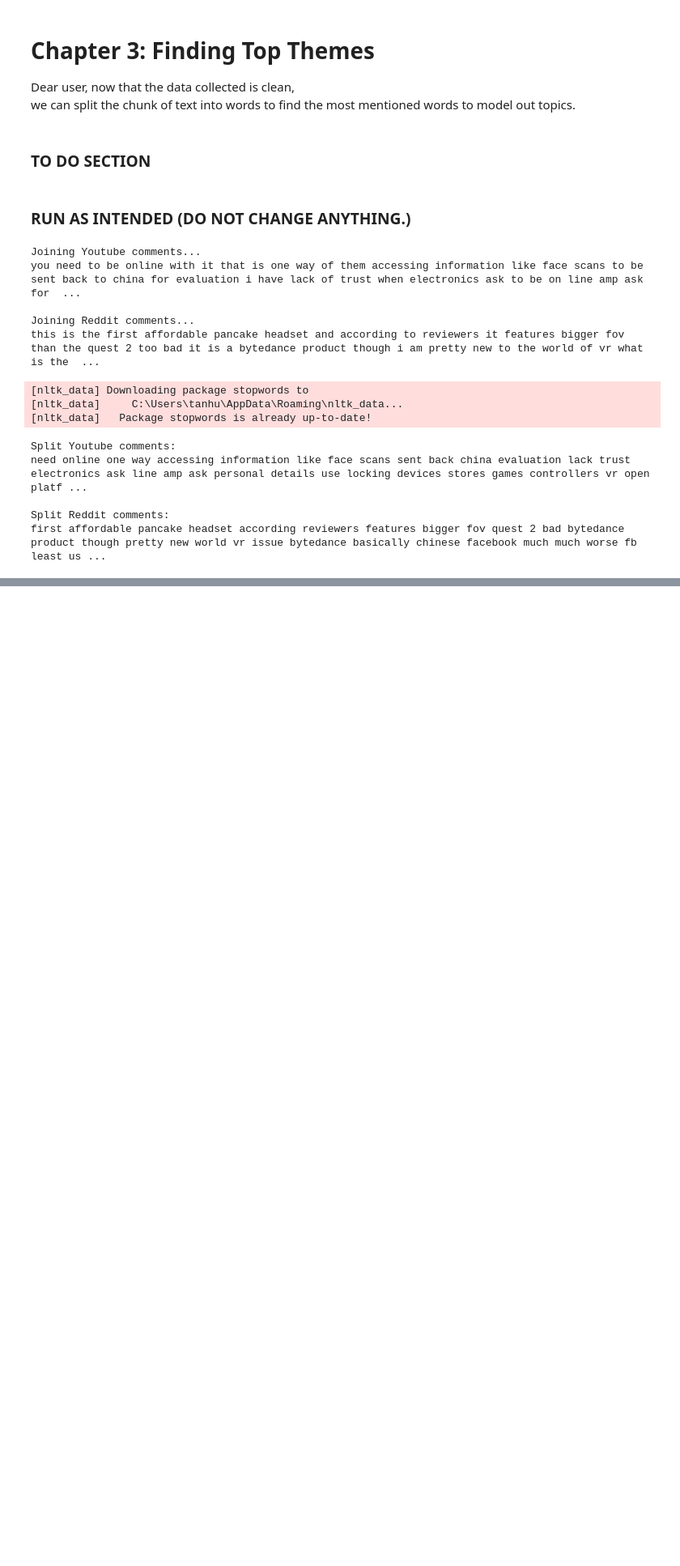
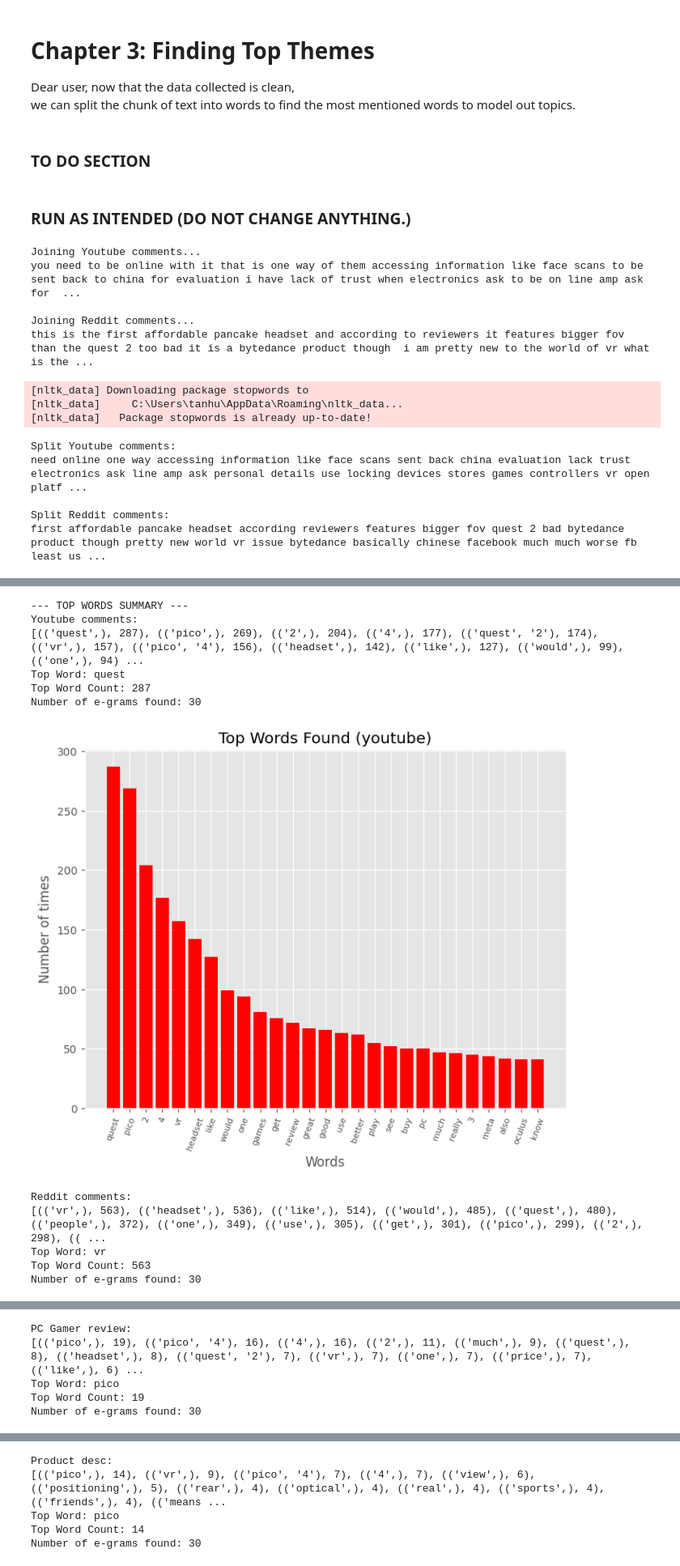
Before and after one commit to hunchongtan/Hoverfly_SUTD, a Jupyter notebook: chap3.ipynb, the cells around one changed output, grey strips where cells are left out. Shown at 81% size. Saved outputs shown, nothing was run; the diff lists cells and outputs as text; code cells hidden in the pictures; blank space fills up the shorter version.

```diff
--- a/chap3.ipynb
+++ b/chap3.ipynb
@@ -85,0 +88,65 @@ first affordable pancake headset according reviewers features bigger fov quest 2
+# %%
+""" Find and Plot top words """
+import pickle
+from collections import Counter
+from nltk.util import everygrams
+import matplotlib.pyplot as plt
+from matplotlib import style
+
+def find_top_words(all_text, file):
+    top_length = 3                # top_length > 1 not useful after removing stopwords
+    num_top = 30
+
+    e_grams_counts = Counter(everygrams(all_text.split(), max_len=top_length))
+    e_grams_most = e_grams_counts.most_common(num_top)
+    print(e_grams_most)
+    top_word = e_grams_most[0][0][0]
+    print("Top Word:", top_word)
+    top_word_count = e_grams_most[0][1]
+    print("Top Word Count:", top_word_count)
+    print("Number of e-grams found:", len(e_grams_most))
+    pickle.dump(e_grams_most, open("support/%s/%s/e_grams_most.pkl" % (search_terms, file), "wb"))
+
+    style.use("ggplot")
+    x = []
+    y = []
+    for i in range(len(e_grams_most)):
+        x.append(e_grams_most[i][0][0])       # assume 1 word
+        y.append(e_grams_most[i][1])
+    fig = plt.figure(figsize=(8, 6))
+    plt.bar(x, y, color='r')
+    plt.title(f'Top Words Found ({file})')
+    plt.ylabel('Number of times')
+    plt.xlabel('Words')
+    plt.xticks(rotation=70, fontsize=8)
+    plt.savefig("support/%s/%s/data_words.png" % (search_terms, file))
+    plt.show()
+
+print("--- TOP WORDS SUMMARY ---")
+print("Youtube comments:")
+find_top_words(all_youtube_comments, "youtube")
+print()
+print("Reddit comments:")
+find_top_words(all_reddit_comments, "reddit")
+print()
+print("PC Gamer review:")
+find_top_words(all_pc_gamer, "pc_gamer")
+print()
+print("Product desc:")
+find_top_words(all_product_desc, "product_desc")
+print()
+print("User manual:")
+find_top_words(all_user_manual, "user_manual")
+# %% [output]
+--- TOP WORDS SUMMARY ---
+Youtube comments:
+[(('quest',), 287), (('pico',), 269), (('2',), 204), (('4',), 177), (('quest', '2'), 174), (('vr',), 157), (('pico', '4'), 156), (('headset',), 142), (('like',), 127), (('would',), 99), (('one',), 94) ...
+Top Word: quest
+Top Word Count: 287
+Number of e-grams found: 30
+[figure, added]
+Reddit comments:
+[(('vr',), 563), (('headset',), 536), (('like',), 514), (('would',), 485), (('quest',), 480), (('people',), 372), (('one',), 349), (('use',), 305), (('get',), 301), (('pico',), 299), (('2',), 298), (( ...
+Top Word: vr
+Top Word Count: 563
+Number of e-grams found: 30
@@ -85,0 +154,5 @@ first affordable pancake headset according reviewers features bigger fov quest 2
+PC Gamer review:
+[(('pico',), 19), (('pico', '4'), 16), (('4',), 16), (('2',), 11), (('much',), 9), (('quest',), 8), (('headset',), 8), (('quest', '2'), 7), (('vr',), 7), (('one',), 7), (('price',), 7), (('like',), 6) ...
+Top Word: pico
+Top Word Count: 19
+Number of e-grams found: 30
@@ -85,0 +160,5 @@ first affordable pancake headset according reviewers features bigger fov quest 2
+Product desc:
+[(('pico',), 14), (('vr',), 9), (('pico', '4'), 7), (('4',), 7), (('view',), 6), (('positioning',), 5), (('rear',), 4), (('optical',), 4), (('real',), 4), (('sports',), 4), (('friends',), 4), (('means ...
+Top Word: pico
+Top Word Count: 14
+Number of e-grams found: 30
```
Also changed, not shown: parts of 7 cells of this notebook, 35 other files.
